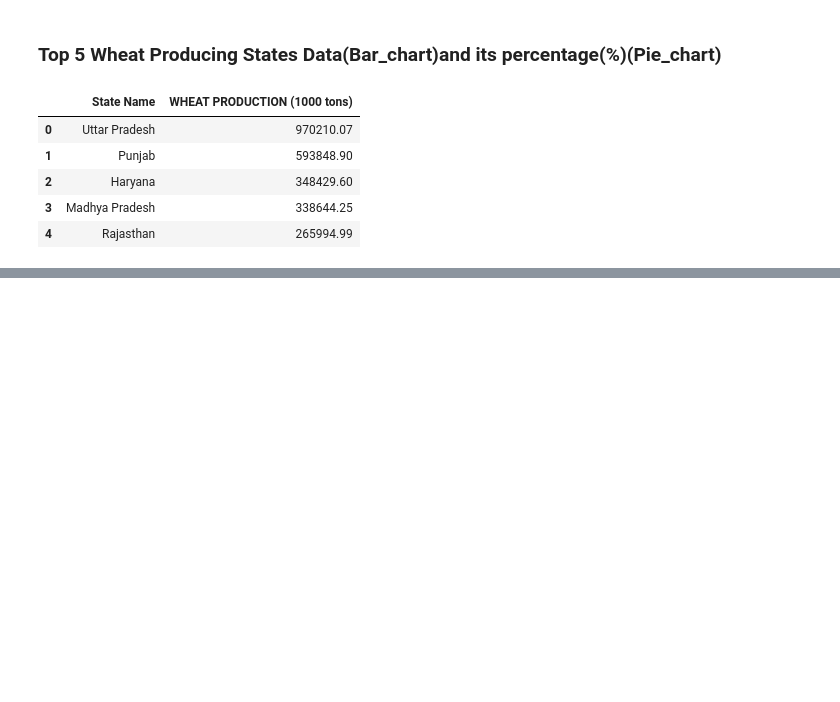
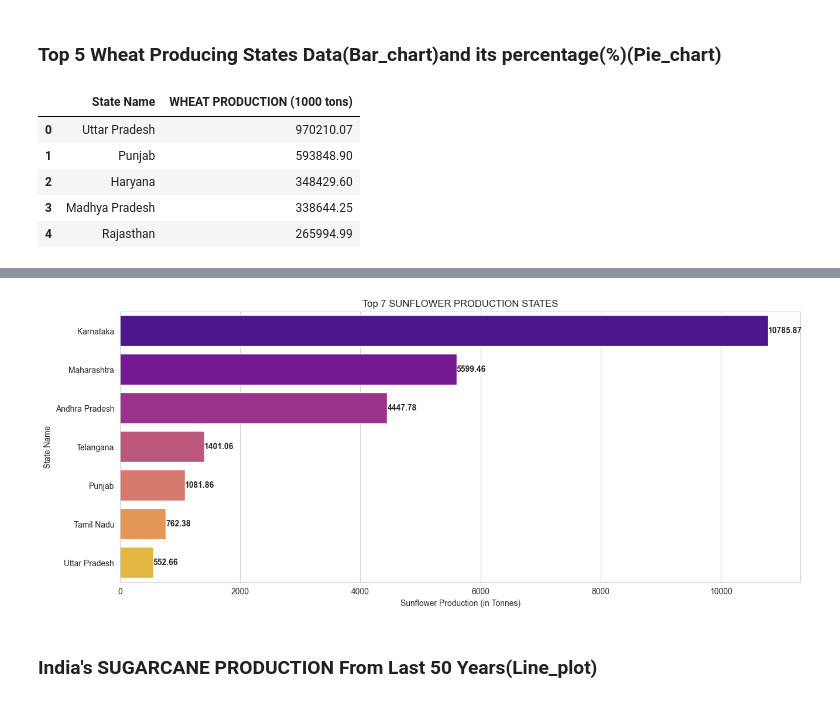
Before and after one commit to arun8nov/India-AgriData, a Jupyter notebook: processing.ipynb, the cells around one changed output, grey strips where cells are left out. Drawn from its saved outputs; the diff is of its cells as text; code cells hidden in the pictures; blank space fills up the shorter version.

```diff
--- a/processing.ipynb
+++ b/processing.ipynb
@@ -133,0 +175,3 @@ AttributeError: module 'matplotlib.pyplot' has no attribute 'Subplots'
+# %%
+S_df = df[['State Name','SUNFLOWER PRODUCTION (1000 tons)']].groupby('State Name').sum().sort_values(by='SUNFLOWER PRODUCTION (1000 tons)',ascending=False).reset_index().head(7)
+S_df
@@ -133,0 +187,14 @@ AttributeError: module 'matplotlib.pyplot' has no attribute 'Subplots'
+# %%
+plt.figure(figsize=(15,6))
+sns.set_style('whitegrid')
+sns.barplot(x='SUNFLOWER PRODUCTION (1000 tons)',y='State Name',data=S_df,palette='plasma',orient='h')
+for i, v in enumerate(S_df['SUNFLOWER PRODUCTION (1000 tons)']):
+    plt.text(v, i, str(v), va='center', fontweight='bold', fontsize=10)
+plt.title('Top 7 SUNFLOWER PRODUCTION STATES')
+plt.xlabel('Sunflower Production (in Tonnes)')
+plt.ylabel('State Name')
+plt.show()
+# %% [output]
+[figure, added]
+# %% [markdown]
+### India's SUGARCANE PRODUCTION From Last 50 Years(Line_plot)
```
Also changed, not shown: parts of 40 cells of this notebook, 1 other file.
